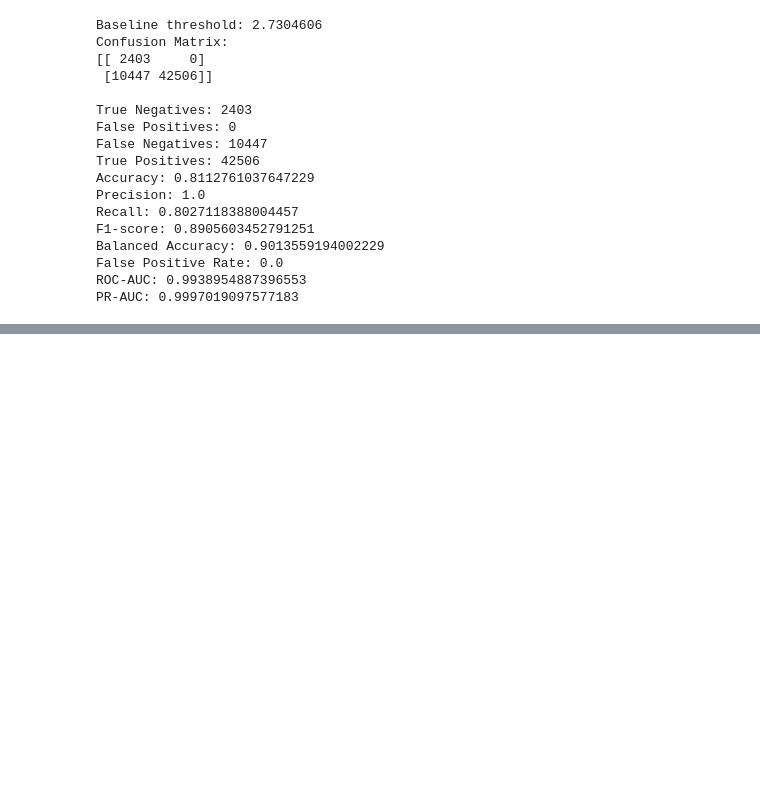
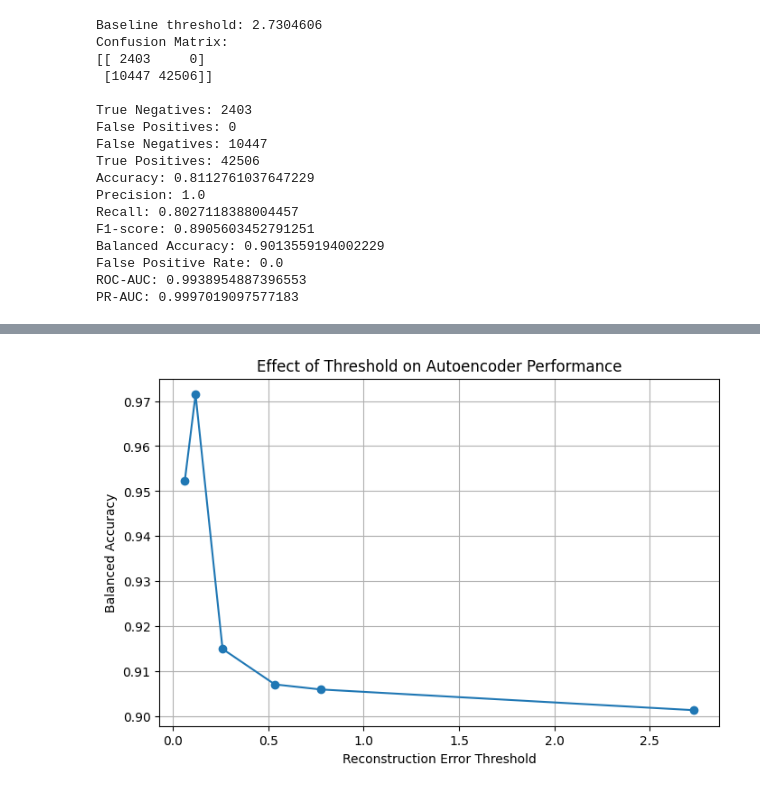
Before and after one commit to pinguinoadelia/RT-IoT2022-Anomaly-Detection, a Jupyter notebook: notebooks/05_autoencoder.ipynb, the cells around one changed output, grey strips where cells are left out. Cells and saved outputs as stored; diff of their text form; code cells hidden in the pictures; blank space fills up the shorter version.

Commit message:
final part of autoencoder notebook

```diff
--- a/notebooks/05_autoencoder.ipynb
+++ b/notebooks/05_autoencoder.ipynb
@@ -577,0 +635,16 @@ PR-AUC: 0.9997019097577183
+# %%
+threshold_df = threshold_df.sort_values(
+    by = [
+        "balanced_accuracy",
+        "fpr",
+        "recall"
+    ],
+
+    ascending = [
+        False,
+        True,
+        False
+    ]
+).reset_index(drop = True)
+
+threshold_df
@@ -577,0 +706,29 @@ PR-AUC: 0.9997019097577183
+# %%
+plot_df = threshold_df.sort_values(
+    "threshold"
+)
+
+plt.figure(figsize=(8, 5))
+
+plt.plot(
+    plot_df["threshold"],
+    plot_df["balanced_accuracy"],
+    marker = "o"
+)
+
+plt.xlabel(
+    "Reconstruction Error Threshold"
+)
+
+plt.ylabel(
+    "Balanced Accuracy"
+)
+
+plt.title(
+    "Effect of Threshold on Autoencoder Performance"
+)
+
+plt.grid()
+plt.show()
+# %% [output]
+[figure, added]
```
Also changed, not shown: parts of 21 cells of this notebook.
